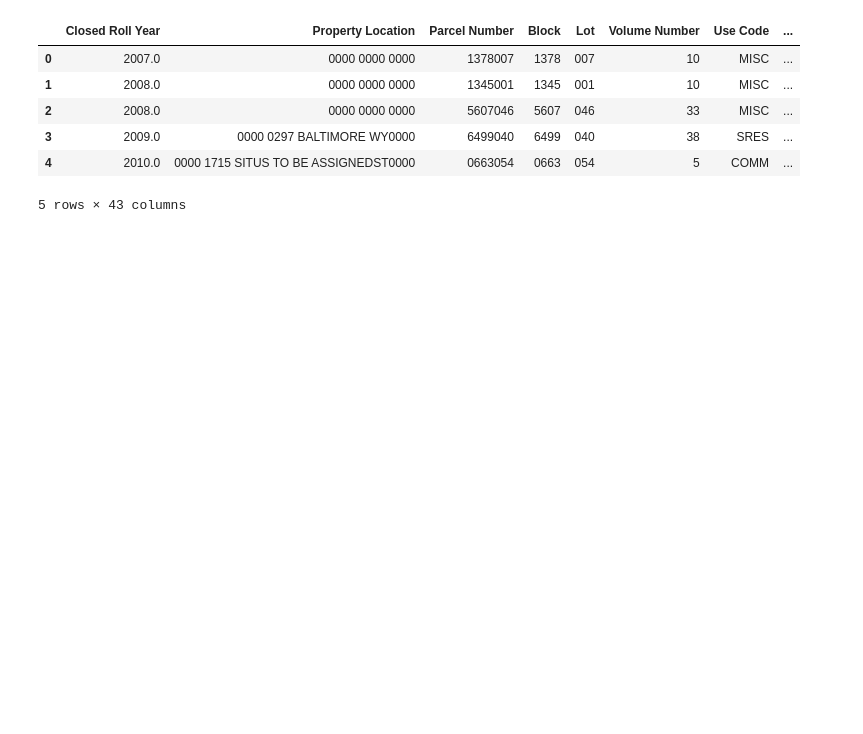
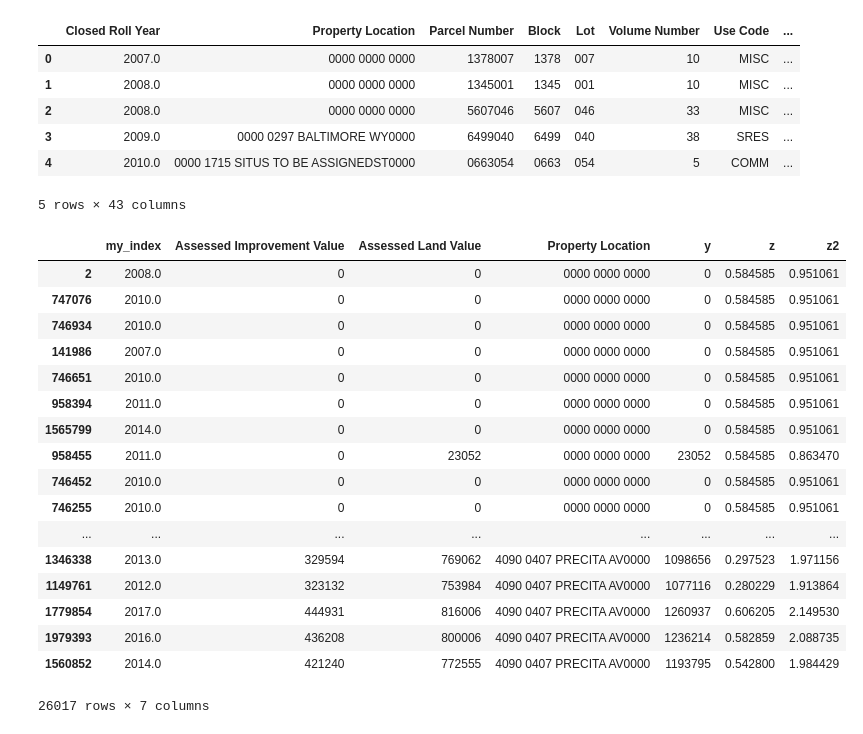
Before and after one commit to EmiliaPaz/EECS731_FinalProject, a Jupyter notebook: notebooks/TimeSeries.ipynb, the cells around one changed output. Saved outputs shown, nothing was run; the diff lists cells and outputs as text; code cells hidden in the pictures; blank space fills up the shorter version.

```diff
--- a/notebooks/TimeSeries.ipynb
+++ b/notebooks/TimeSeries.ipynb
@@ -16,4 +16,47 @@ houses.head()
 | 3 | 2009.0 | 0000 0297 BALTIMORE WY0000 | 6499040 | 6499 | 040 | 38 | SRES | ... |
 | 4 | 2010.0 | 0000 1715 SITUS TO BE ASSIGNEDST0000 | 0663054 | 0663 | 054 | 5 | COMM | ... |
 5 rows × 43 columns
+# %%
+from scipy import stats
+
+my_data = houses.loc[houses['Assessor Neighborhood'] == "Bernal Heights" ]
+final = my_data[['Closed Roll Year', 'Assessed Improvement Value', 'Assessed Land Value','Property Location']]
+final.rename(columns={ "Closed Roll Year": "my_index"}, inplace = True)
+
+final['y'] = final['Assessed Improvement Value'] + final['Assessed Land Value']
+# final = np.around(final[['my_index']],decimals= 0)
+final['z'] = np.abs(stats.zscore(final['Assessed Improvement Value']))
+final['z2'] = np.abs(stats.zscore(final['Assessed Land Value']))
+# final[final['Property Location'].replace(final['Property Location'].apply(pd.Series.value_counts)).gt(2).all(1)]
+v = final[['Property Location']]
+
+final = final[v.replace(v.stack().value_counts()).gt(5).all(1)]
+final = final[final.z < 3]
+final = final[final.z2 < 3]
+
+
+
+
+final['y'] = final['Assessed Improvement Value'] + final['Assessed Land Value']
+
+final.sort_values(by=['Property Location'])
+# %% [output]
+|  | my_index | Assessed Improvement Value | Assessed Land Value | Property Location | y | z | z2 |
+| 2 | 2008.0 | 0 | 0 | 0000 0000 0000 | 0 | 0.584585 | 0.951061 |
+| 747076 | 2010.0 | 0 | 0 | 0000 0000 0000 | 0 | 0.584585 | 0.951061 |
+| 746934 | 2010.0 | 0 | 0 | 0000 0000 0000 | 0 | 0.584585 | 0.951061 |
+| 141986 | 2007.0 | 0 | 0 | 0000 0000 0000 | 0 | 0.584585 | 0.951061 |
+| 746651 | 2010.0 | 0 | 0 | 0000 0000 0000 | 0 | 0.584585 | 0.951061 |
+| 958394 | 2011.0 | 0 | 0 | 0000 0000 0000 | 0 | 0.584585 | 0.951061 |
+| 1565799 | 2014.0 | 0 | 0 | 0000 0000 0000 | 0 | 0.584585 | 0.951061 |
+| 958455 | 2011.0 | 0 | 23052 | 0000 0000 0000 | 23052 | 0.584585 | 0.863470 |
+| 746452 | 2010.0 | 0 | 0 | 0000 0000 0000 | 0 | 0.584585 | 0.951061 |
+| 746255 | 2010.0 | 0 | 0 | 0000 0000 0000 | 0 | 0.584585 | 0.951061 |
+| ... | ... | ... | ... | ... | ... | ... | ... |
+| 1346338 | 2013.0 | 329594 | 769062 | 4090 0407 PRECITA AV0000 | 1098656 | 0.297523 | 1.971156 |
+| 1149761 | 2012.0 | 323132 | 753984 | 4090 0407 PRECITA AV0000 | 1077116 | 0.280229 | 1.913864 |
+| 1779854 | 2017.0 | 444931 | 816006 | 4090 0407 PRECITA AV0000 | 1260937 | 0.606205 | 2.149530 |
+| 1979393 | 2016.0 | 436208 | 800006 | 4090 0407 PRECITA AV0000 | 1236214 | 0.582859 | 2.088735 |
+| 1560852 | 2014.0 | 421240 | 772555 | 4090 0407 PRECITA AV0000 | 1193795 | 0.542800 | 1.984429 |
+26017 rows × 7 columns
 # %%
```
Also changed, not shown: parts of 8 cells of this notebook.
